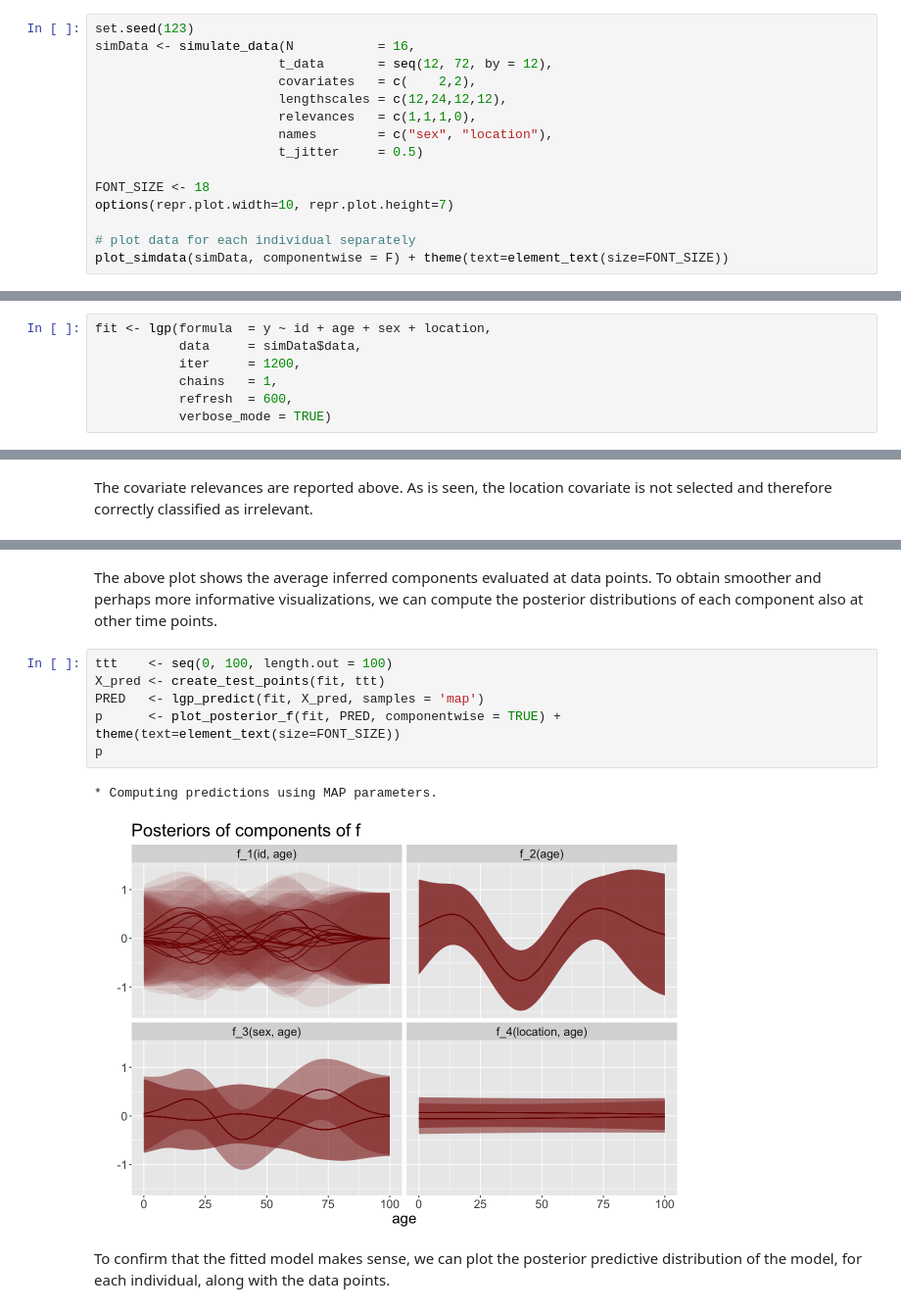
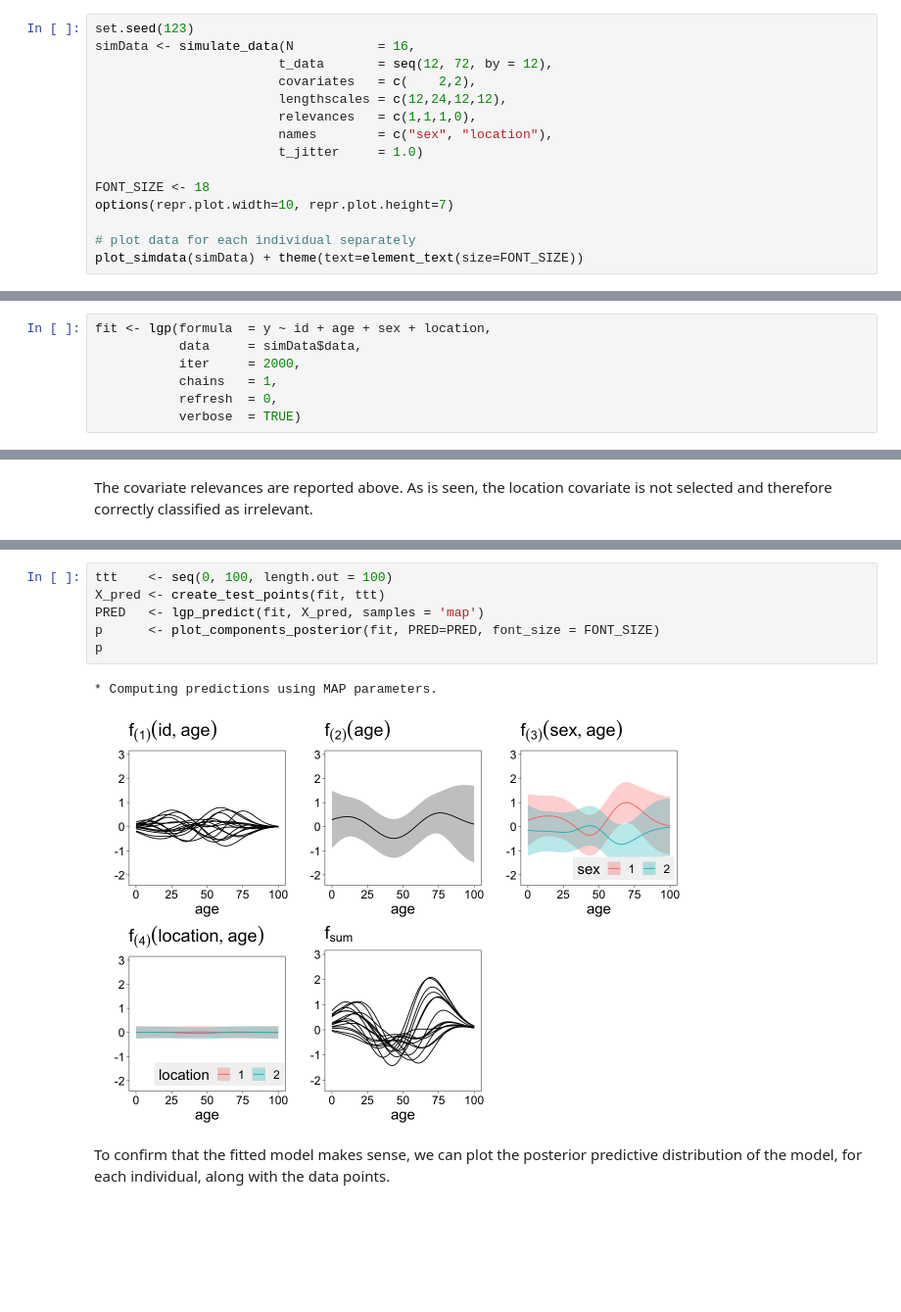
Before and after one commit to jtimonen/lgpr-usage, a Jupyter notebook: notebooks/basic.ipynb, the cells around one changed output, grey strips where cells are left out. Shown at 98% size. Drawn from its saved outputs; the diff is of its cells as text; blank space fills up the shorter version.

```diff
--- a/notebooks/basic.ipynb
+++ b/notebooks/basic.ipynb
@@ -24,11 +16,11 @@ simData <- simulate_data(N           = 16,
                         lengthscales = c(12,24,12,12),
                         relevances   = c(1,1,1,0),
                         names        = c("sex", "location"),
-                        t_jitter     = 0.5)
+                        t_jitter     = 1.0)
 
 FONT_SIZE <- 18
 options(repr.plot.width=10, repr.plot.height=7)
 
 # plot data for each individual separately
-plot_simdata(simData, componentwise = F) + theme(text=element_text(size=FONT_SIZE))
+plot_simdata(simData) + theme(text=element_text(size=FONT_SIZE))
 # %% [output]
@@ -46,10 +38,10 @@ We fit a model with all covariates included. In general, it would be a good idea
 # %%
 fit <- lgp(formula  = y ~ id + age + sex + location,
            data     = simData$data,
-           iter     = 1200,
+           iter     = 2000,
            chains   = 1,
-           refresh  = 600,
-           verbose_mode = TRUE)
+           refresh  = 0,
+           verbose  = TRUE)
 # %% [output]
 * Covariate 'sex' resolved to type 'categorical'.
 * Covariate 'location' resolved to type 'categorical'.
@@ -85,14 +94,12 @@ plot_components(fit)
-# %% [markdown]
-The above plot shows the average inferred components evaluated at data points. To obtain smoother and perhaps more informative visualizations, we can compute the posterior distributions of each component also at other time points.
 # %%
 ttt    <- seq(0, 100, length.out = 100)
 X_pred <- create_test_points(fit, ttt)
 PRED   <- lgp_predict(fit, X_pred, samples = 'map')
-p      <- plot_posterior_f(fit, PRED, componentwise = TRUE) + theme(text=element_text(size=FONT_SIZE))
+p      <- plot_components_posterior(fit, PRED=PRED, font_size = FONT_SIZE)
 p
 # %% [output]
 * Computing predictions using MAP parameters.
-[figure, old version]
+[figure, new version]
 # %% [markdown]
 To confirm that the fitted model makes sense, we can plot the posterior predictive distribution of the model, for each individual, along with the data points.
 # %%
```
Also changed, not shown: parts of 8 cells of this notebook, 11 other files.
